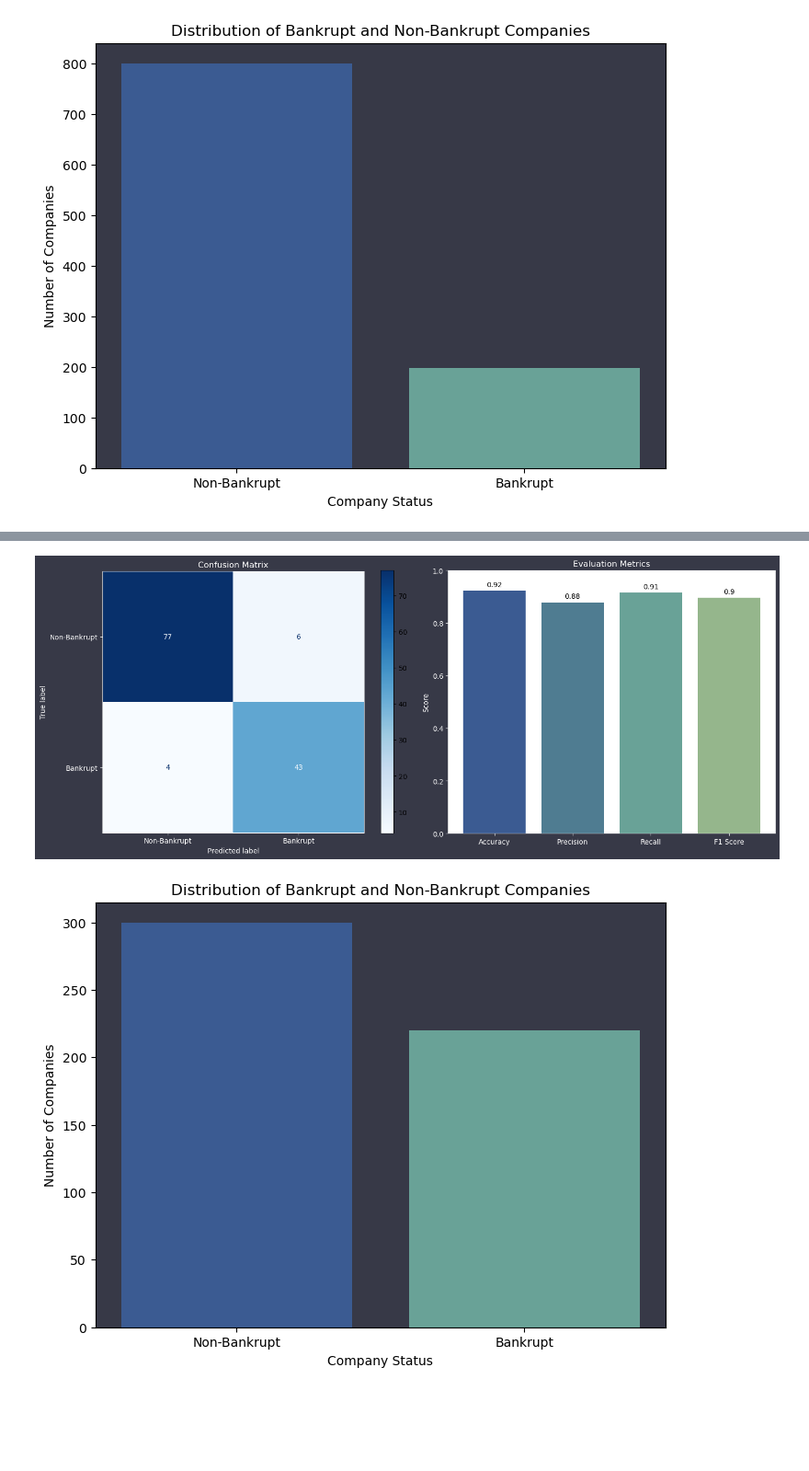
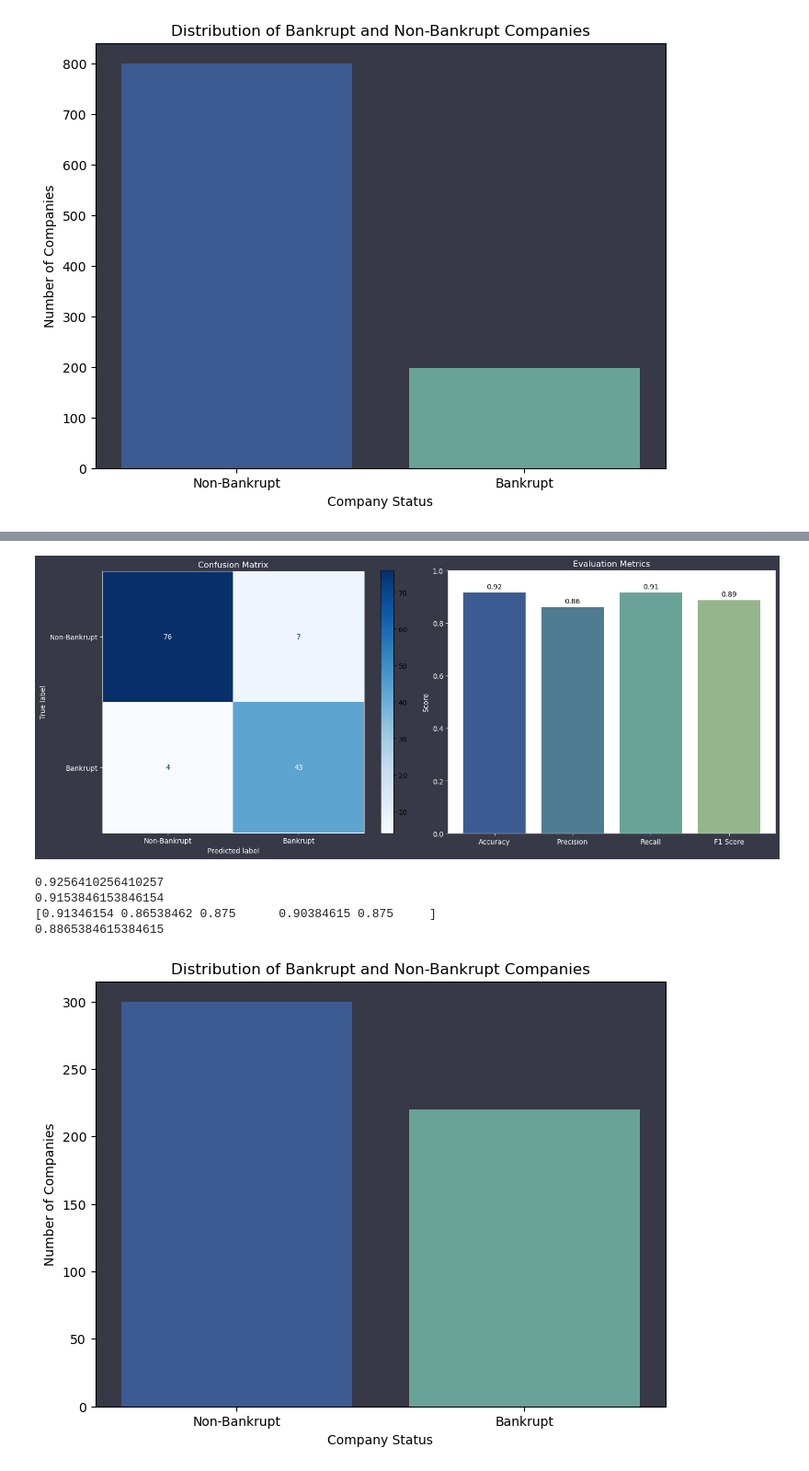
Before and after one commit to pjiseok/ML_project, a Jupyter notebook: 0708_pj02 (1).ipynb, the cells around one changed output, grey strips where cells are left out. Shown at 92% size. Saved outputs shown, nothing was run; the diff lists cells and outputs as text; code cells hidden in the pictures; blank space fills up the shorter version.

```diff
--- a/0708_pj02 (1).ipynb
+++ b/0708_pj02 (1).ipynb
@@ -1461,7 +1457,7 @@ plt.show()
 # 0인 샘플 300고정, 랜덤포레스트 - 랜덤서치 교차검증
 
 # 데이터 불러오기
-data = pd.read_csv('./data.csv')
+data = pd.read_csv('./data_reduced.csv')
 
 # 언더샘플링
 Training_data_0 = data[data['Bankrupt?'] == 0].sample(300, random_state=41)
@@ -1475,6 +1471,8 @@ data_target = Undersample_data['Bankrupt?']
 # 데이터 분리
 train_input, test_input, train_target, test_target = train_test_split(
     data_input, data_target, random_state=42)
+sub_input, val_input, sub_target, val_target = train_test_split(
+    train_input, train_target, random_state=42)
 
 # 랜덤 포레스트 모델 학습
 rf_model = RandomForestClassifier(random_state=42)
@@ -1510,7 +1508,6 @@ test_predictions_tuned = best_rf_model.predict(test_input)
 # 모델 평가 - 정확도 (하이퍼파라미터 튜닝 후)
 train_accuracy_tuned = accuracy_score(train_target, train_predictions_tuned)
 test_accuracy_tuned = accuracy_score(test_target, test_predictions_tuned)
-recall_tuned = recall_score(test_target, test_predictions_tuned)
 
 # 교차 검증 (Cross-Validation, 하이퍼파라미터 튜닝 후)
 cv_scores_tuned = cross_val_score(best_rf_model, data_input, data_target, cv=5)
@@ -1547,32 +1544,41 @@ axes[1].set_ylim(0, 1)
 axes[1].set_title('Evaluation Metrics', color='white')
 axes[1].set_ylabel('Score', color='white')
 axes[1].tick_params(colors='white')
 for spine in axes[1].spines.values():
     spine.set_edgecolor('white')
 
 # 막대 위에 수치 표시
 for bar in bars:
     yval = bar.get_height()
     axes[1].text(bar.get_x() + bar.get_width()/2, yval + 0.01, round(yval, 2), ha='center', va='bottom', color='black')
 
 plt.tight_layout()
 plt.show()
 
 # 타겟 변수 분포 확인
 target_counts = data_target.value_counts()
 
+print(train_accuracy_tuned)
+print(test_accuracy_tuned)
+print(cv_scores_tuned)
+print(cv_accuracy_tuned)
+
 # 불균형 데이터 시각화
 plt.figure(figsize=(8, 6))
 plt.bar(target_counts.index, target_counts.values, color=['#3b5b92', '#69a297'])
 plt.xticks(target_counts.index, ['Non-Bankrupt', 'Bankrupt'])
 plt.xlabel('Company Status', color='black')
 plt.ylabel('Number of Companies', color='black')
 plt.title('Distribution of Bankrupt and Non-Bankrupt Companies', color='black')
 plt.gca().set_facecolor('#373947')
 plt.gca().tick_params(colors='black')
 for spine in plt.gca().spines.values():
     spine.set_edgecolor('black')
 plt.show()
 # %% [output]
-[figure, old version]
+[figure, new version]
+0.9256410256410257
+0.9153846153846154
+[0.91346154 0.86538462 0.875      0.90384615 0.875     ]
+0.8865384615384615
 [figure]
```
Also changed, not shown: parts of 7 cells of this notebook, 3 other files.
